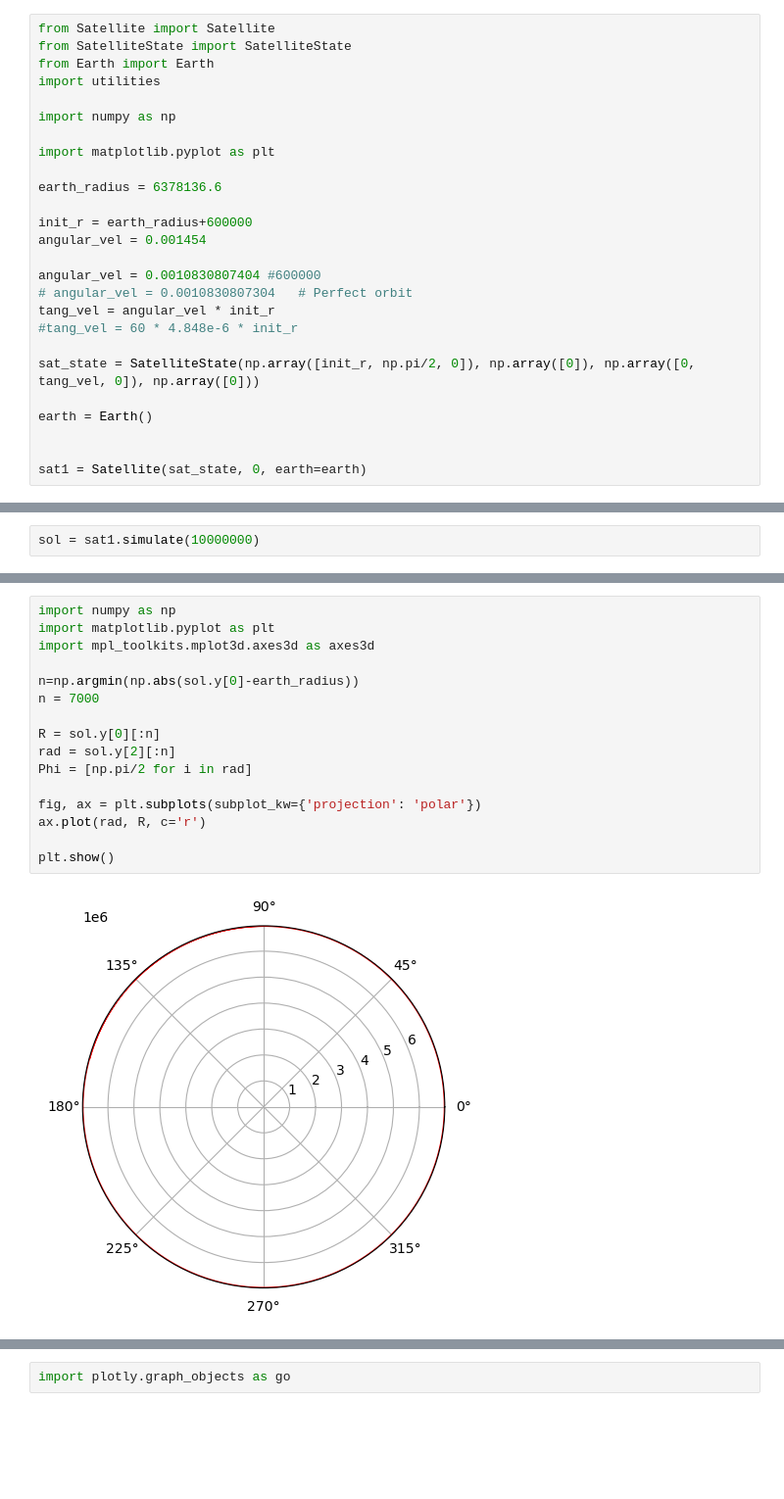
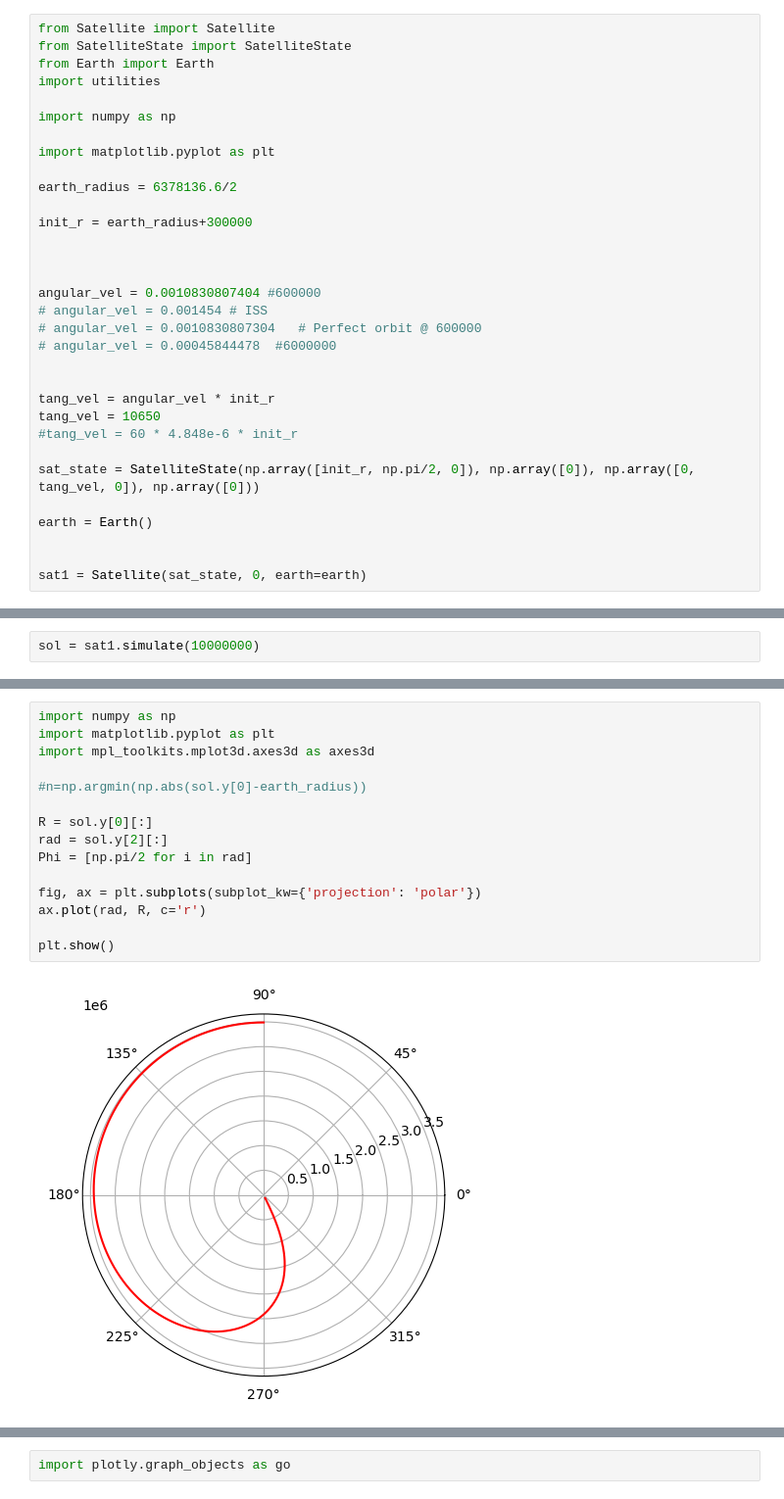
Before and after one commit to Tiangong-PMSC-Group/Satellite-Project, a Jupyter notebook: satelliteTest.ipynb, the cells around one changed output, grey strips where cells are left out. Shown at 98% size. Cells and saved outputs as stored; diff of their text form; blank space fills up the shorter version.

```diff
--- a/satelliteTest.ipynb
+++ b/satelliteTest.ipynb
@@ -14,14 +15,20 @@ import numpy as np
 
 import matplotlib.pyplot as plt
 
-earth_radius = 6378136.6
+earth_radius = 6378136.6/2
 
-init_r = earth_radius+600000
-angular_vel = 0.001454
+init_r = earth_radius+300000
+
+
 
 angular_vel = 0.0010830807404 #600000
-# angular_vel = 0.0010830807304   # Perfect orbit
+# angular_vel = 0.001454 # ISS
+# angular_vel = 0.0010830807304   # Perfect orbit @ 600000
+# angular_vel = 0.00045844478  #6000000
+
+
 tang_vel = angular_vel * init_r
+tang_vel = 10650
 #tang_vel = 60 * 4.848e-6 * init_r
 
 sat_state = SatelliteState(np.array([init_r, np.pi/2, 0]), np.array([0]), np.array([0, tang_vel, 0]), np.array([0]))
@@ -103,18 +114,17 @@ plt.show()
 # %%
 import numpy as np
 import matplotlib.pyplot as plt
 import mpl_toolkits.mplot3d.axes3d as axes3d
 
-n=np.argmin(np.abs(sol.y[0]-earth_radius))
-n = 7000
+#n=np.argmin(np.abs(sol.y[0]-earth_radius))
 
-R = sol.y[0][:n]
-rad = sol.y[2][:n]
+R = sol.y[0][:]
+rad = sol.y[2][:]
 Phi = [np.pi/2 for i in rad]
 
 fig, ax = plt.subplots(subplot_kw={'projection': 'polar'})
 ax.plot(rad, R, c='r')
 
 plt.show()
 # %% [output]
-[figure, old version]
+[figure, new version]
```
Also changed, not shown: parts of 16 cells of this notebook.
